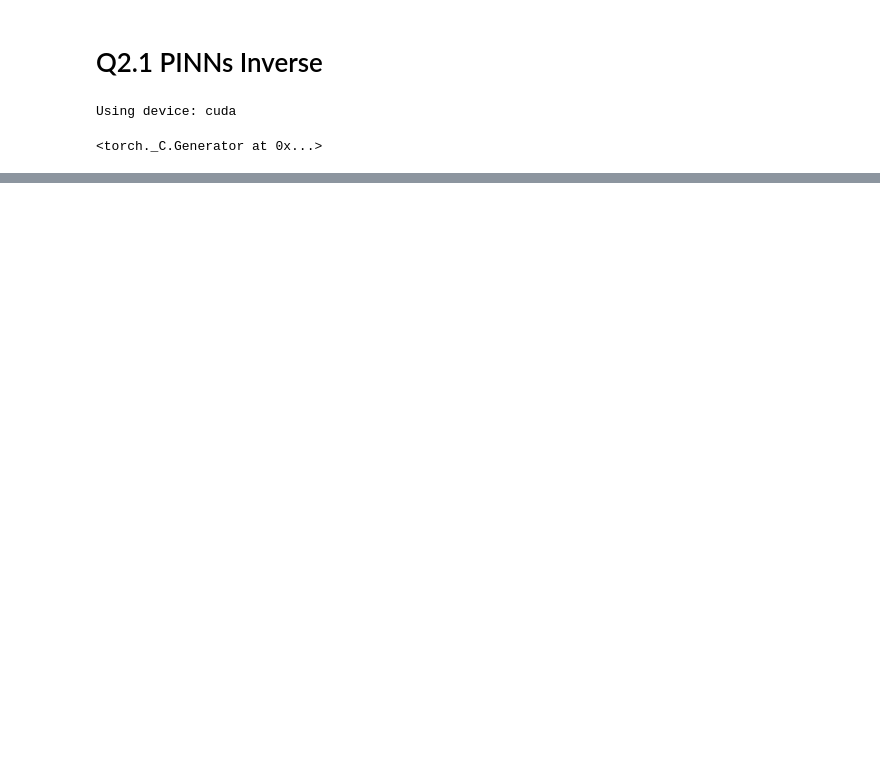
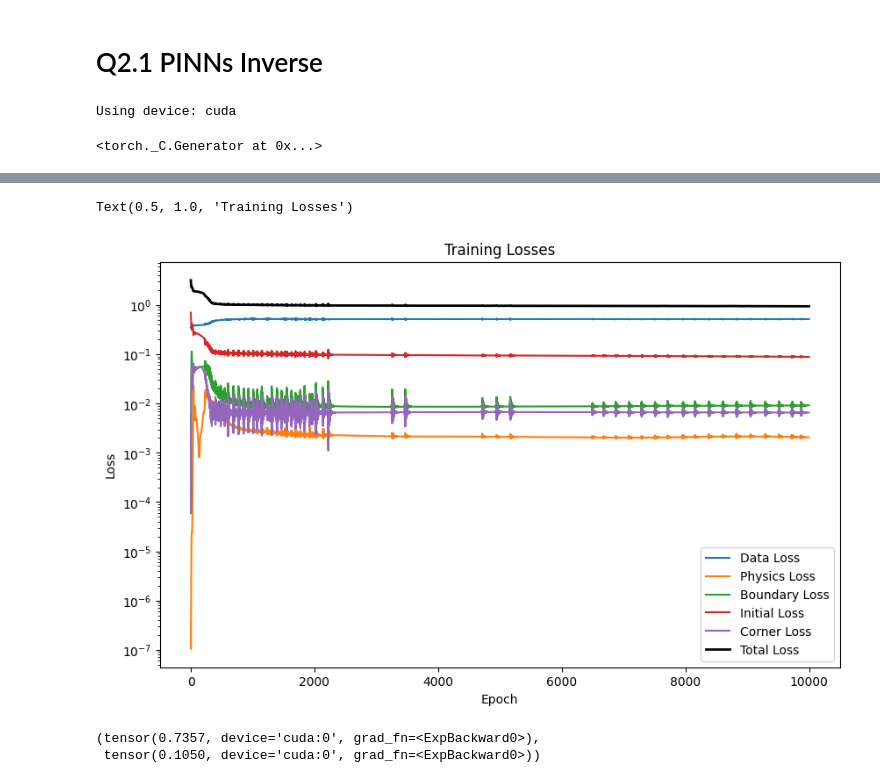
Before and after one commit to TheDataHokage/Scientific_Machine_Learning, a Jupyter notebook: Exam/problem_2/problem2B.ipynb, the cells around one changed output, grey strips where cells are left out. Saved outputs shown, nothing was run; the diff lists cells and outputs as text; code cells hidden in the pictures; blank space fills up the shorter version.

```diff
--- a/Exam/problem_2/problem2B.ipynb
+++ b/Exam/problem_2/problem2B.ipynb
@@ -73,7 +71,7 @@ def fd_solver(u_x0, du_dtx0, u_0t, u_Lt, c, dx, dt):
         dx (float): Spatial step size.
         dt (float): Time step size.
     Returns:
-        torch.ndarray: Displacement u(x,t) over space and time.
+        torch.ndarray: Displacement u(t,x) over space and time.
     """
     n = len(u_x0) - 1
     m = len(u_0t) - 1
@@ -251,0 +404,21 @@ plt.show()
+# %%
+# Plot training losses
+plt.figure(figsize=(10, 6))
+plt.semilogy(data_losses, label='Data Loss')
+plt.semilogy(physics_losses, label='Physics Loss')
+plt.semilogy(boundary_losses, label='Boundary Loss')
+plt.semilogy(initial_losses, label='Initial Loss')
+plt.semilogy(corner_losses, label='Corner Loss')
+plt.semilogy(total_losses, label='Total Loss', linewidth=2, color='black')
+plt.xlabel('Epoch')
+plt.ylabel('Loss')
+plt.legend()
+plt.title('Training Losses')
+# %% [output]
+Text(0.5, 1.0, 'Training Losses')
+[figure, added]
+# %%
+model.p1, model.p2
+# %% [output]
+(tensor(0.7357, device='cuda:0', grad_fn=<ExpBackward0>),
+ tensor(0.1050, device='cuda:0', grad_fn=<ExpBackward0>))
```
Also changed, not shown: parts of 32 cells of this notebook, 3 other files.
